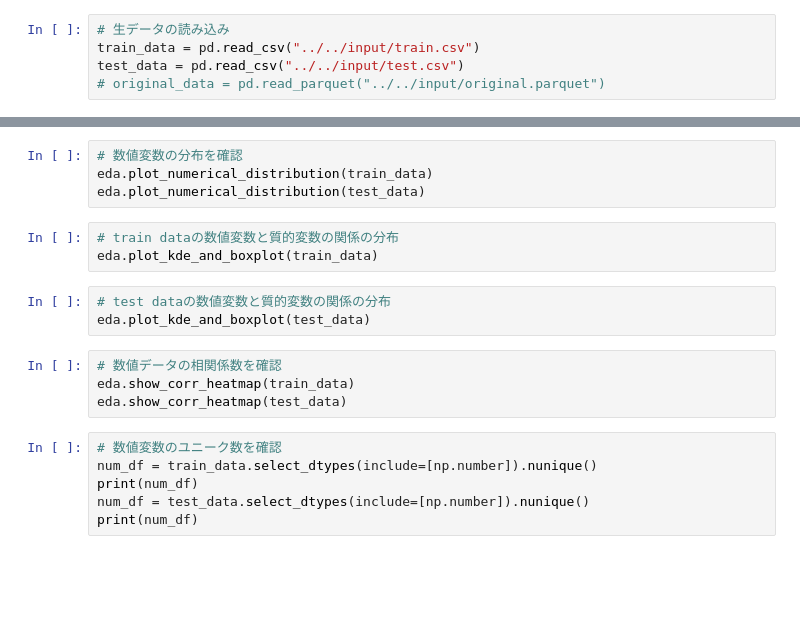
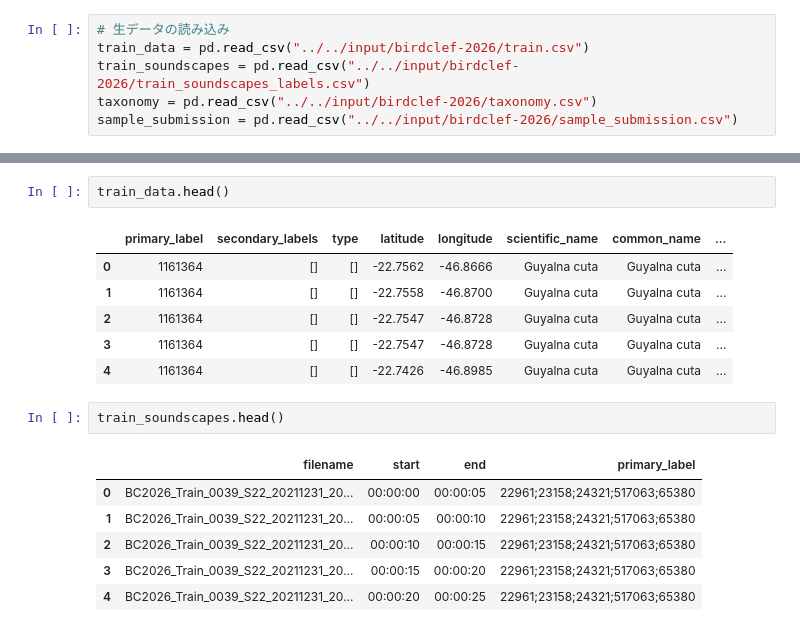
Before and after one commit to pauljkerry/birdclef-2026, a Jupyter notebook: notebooks/eda/eda.ipynb, the cells around one changed output, grey strips where cells are left out. Saved outputs shown, nothing was run; the diff lists cells and outputs as text; blank space fills up the shorter version.

```diff
--- a/notebooks/eda/eda.ipynb
+++ b/notebooks/eda/eda.ipynb
@@ -11,5 +144,6 @@ import src.utils.eda as eda
 # %%
 # 生データの読み込み
-train_data = pd.read_csv("../../input/train.csv")
-test_data = pd.read_csv("../../input/test.csv")
-# original_data = pd.read_parquet("../../input/original.parquet")
+train_data = pd.read_csv("../../input/birdclef-2026/train.csv")
+train_soundscapes = pd.read_csv("../../input/birdclef-2026/train_soundscapes_labels.csv")
+taxonomy = pd.read_csv("../../input/birdclef-2026/taxonomy.csv")
+sample_submission = pd.read_csv("../../input/birdclef-2026/sample_submission.csv")
@@ -31,20 +150,18 @@ eda.plot_category_freq(test_data)
-# %%
-# 数値変数の分布を確認
-eda.plot_numerical_distribution(train_data)
-eda.plot_numerical_distribution(test_data)
-# %%
-# train dataの数値変数と質的変数の関係の分布
-eda.plot_kde_and_boxplot(train_data)
-# %%
-# test dataの数値変数と質的変数の関係の分布
-eda.plot_kde_and_boxplot(test_data)
-# %%
-# 数値データの相関係数を確認
-eda.show_corr_heatmap(train_data)
-eda.show_corr_heatmap(test_data)
-# %%
-# 数値変数のユニーク数を確認
-num_df = train_data.select_dtypes(include=[np.number]).nunique()
-print(num_df)
-num_df = test_data.select_dtypes(include=[np.number]).nunique()
-print(num_df)
+# %%
+train_data.head()
+# %% [output]
+|  | primary_label | secondary_labels | type | latitude | longitude | scientific_name | common_name | ... |
+| 0 | 1161364 | [] | [] | -22.7562 | -46.8666 | Guyalna cuta | Guyalna cuta | ... |
+| 1 | 1161364 | [] | [] | -22.7558 | -46.8700 | Guyalna cuta | Guyalna cuta | ... |
+| 2 | 1161364 | [] | [] | -22.7547 | -46.8728 | Guyalna cuta | Guyalna cuta | ... |
+| 3 | 1161364 | [] | [] | -22.7547 | -46.8728 | Guyalna cuta | Guyalna cuta | ... |
+| 4 | 1161364 | [] | [] | -22.7426 | -46.8985 | Guyalna cuta | Guyalna cuta | ... |
+# %%
+train_soundscapes.head()
+# %% [output]
+|  | filename | start | end | primary_label |
+| 0 | BC2026_Train_0039_S22_20211231_20... | 00:00:00 | 00:00:05 | 22961;23158;24321;517063;65380 |
+| 1 | BC2026_Train_0039_S22_20211231_20... | 00:00:05 | 00:00:10 | 22961;23158;24321;517063;65380 |
+| 2 | BC2026_Train_0039_S22_20211231_20... | 00:00:10 | 00:00:15 | 22961;23158;24321;517063;65380 |
+| 3 | BC2026_Train_0039_S22_20211231_20... | 00:00:15 | 00:00:20 | 22961;23158;24321;517063;65380 |
+| 4 | BC2026_Train_0039_S22_20211231_20... | 00:00:20 | 00:00:25 | 22961;23158;24321;517063;65380 |
```
Also changed, not shown: parts of 8 cells of this notebook, 2 other files.
